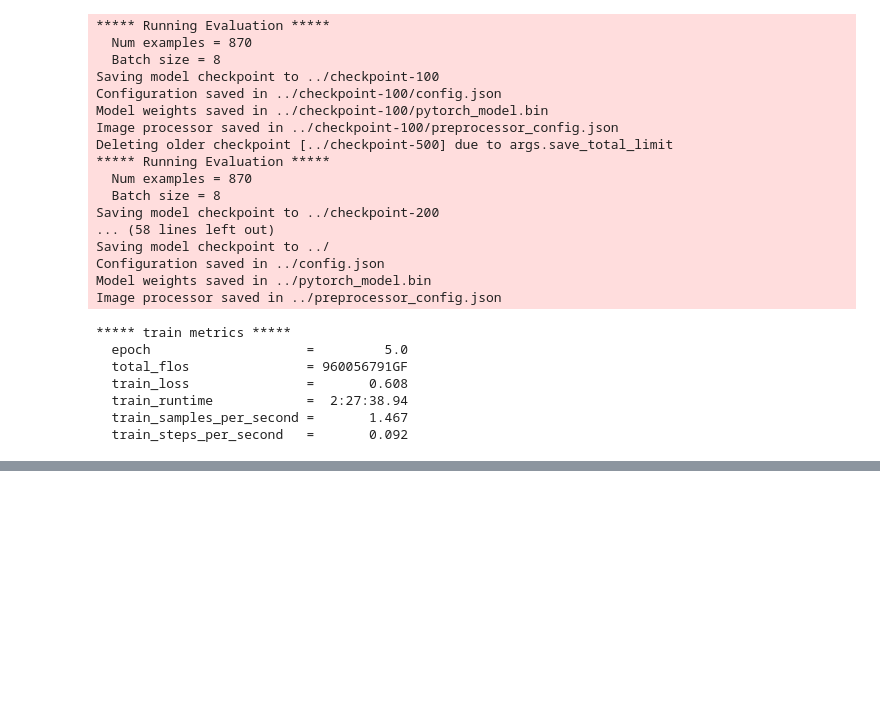
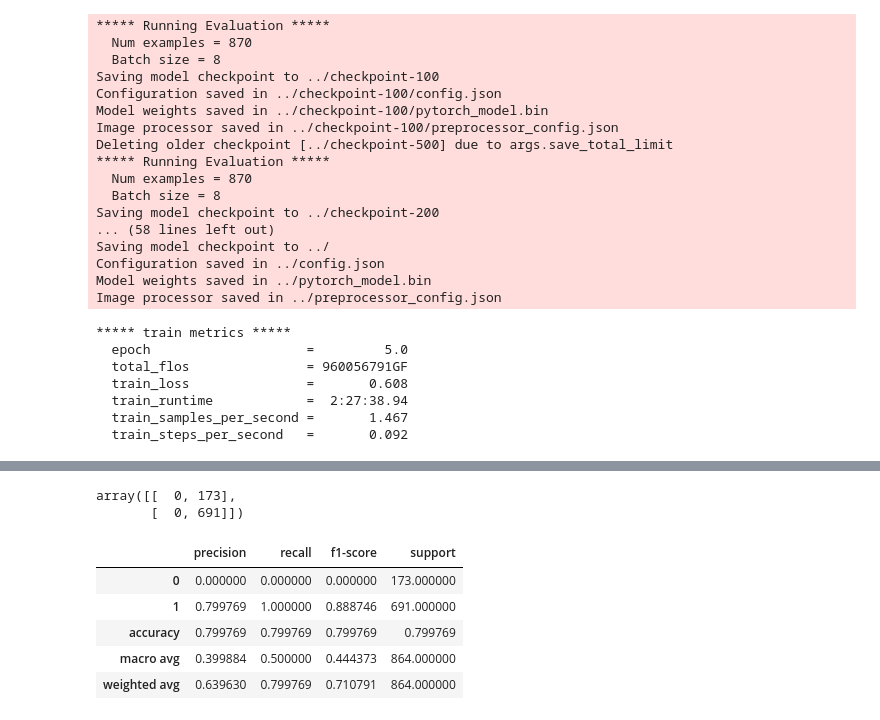
Before and after one commit to chayansraj/Vision-Transformer-Research, a Jupyter notebook: vit32_w_o_augment/vision_transformer_32patch.ipynb, the cells around one changed output, grey strips where cells are left out. Drawn from its saved outputs; the diff is of its cells as text; code cells hidden in the pictures; blank space fills up the shorter version.

```diff
--- a/vit32_w_o_augment/vision_transformer_32patch.ipynb
+++ b/vit32_w_o_augment/vision_transformer_32patch.ipynb
@@ -275,19 +251,18 @@ PredictionOutput(predictions=array([[ 6.9026456,  4.231024 , -3.7037375, ..., -3
 # %%
-model = AutoModelForImageClassification.from_pretrained('./checkpoint-1600/')
+model = ViTForImageClassification.from_pretrained('/local/data1/chash345/vit32_w_o_augment_model/checkpoint-1600', num_labels=2, ignore_mismatched_sizes=True )
+
+
+
 training_args = TrainingArguments(
-    output_dir= '/local/data1/chash345/Vision-Transformer-Research-Project/vit32_w_o_augment',
+    output_dir= '/local/data1/chash345/vit32_w_o_augment_model/checkpoint-1600',
     per_device_train_batch_size=1,
+    num_train_epochs=1,
     evaluation_strategy='steps',
-    num_train_epochs=10,
-    save_steps=200,
-    eval_steps=200,
-    logging_steps=10,
-    learning_rate=1e-4,
-    save_total_limit=2,
+    save_strategy='steps',
     remove_unused_columns=False,
     push_to_hub=False,
     load_best_model_at_end=True,
-
+    do_predict=True
 )
 
 trainer = Trainer(
@@ -295,9 +270,9 @@ trainer = Trainer(
     args=training_args,
     data_collator=collate_fn,
     compute_metrics=compute_metrics,
-    tokenizer=feature_extractor
+    tokenizer=feature_extractor,
 )
 #trainer = Trainer(model=model)
 #trainer.model = model.cuda()
-trainer.predict(prepared_test)
+prediction_test = trainer.predict(prepared_test)
 # %% [output]
@@ -338,0 +332,2 @@ PredictionOutput(predictions=array([[ 8.295259 ,  3.5326734, -4.3262153, ..., -4
+# %%
+prediction = tf.round(tf.nn.sigmoid(prediction_test.predictions))
@@ -338,0 +344,14 @@ PredictionOutput(predictions=array([[ 8.295259 ,  3.5326734, -4.3262153, ..., -4
+# %%
+confusion_matrix(y_true= y_true , y_pred=y_pred)
+# %% [output]
+array([[  0, 173],
+       [  0, 691]])
+# %%
+pd.DataFrame(classification_report(y_true, y_pred, output_dict=True)).T
+# %% [output]
+|  | precision | recall | f1-score | support |
+| 0 | 0.000000 | 0.000000 | 0.000000 | 173.000000 |
+| 1 | 0.799769 | 1.000000 | 0.888746 | 691.000000 |
+| accuracy | 0.799769 | 0.799769 | 0.799769 | 0.799769 |
+| macro avg | 0.399884 | 0.500000 | 0.444373 | 864.000000 |
+| weighted avg | 0.639630 | 0.799769 | 0.710791 | 864.000000 |
```
Also changed, not shown: parts of 14 cells of this notebook.
